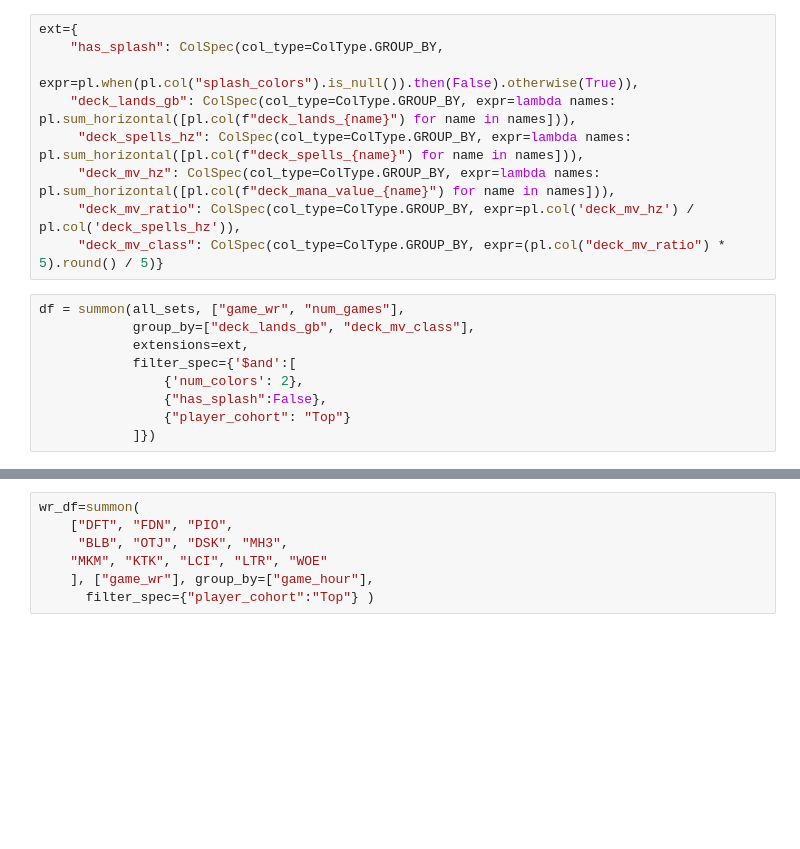
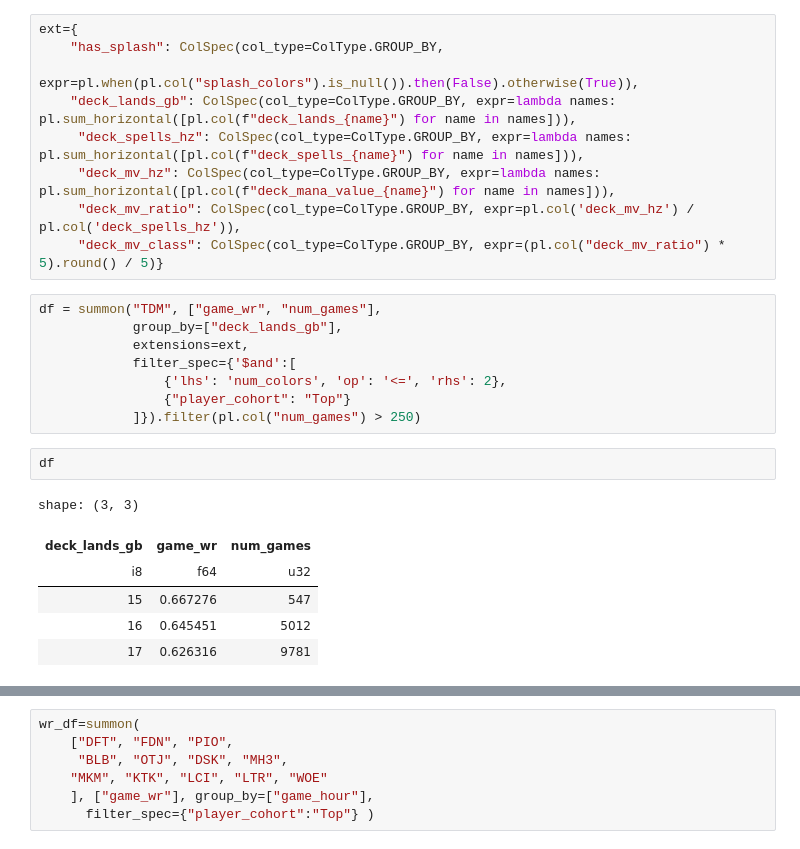
Before and after one commit to oelarnes/deq, a Jupyter notebook: nb/scratch.ipynb, the cells around one changed output, grey strips where cells are left out. Saved outputs shown, nothing was run; the diff lists cells and outputs as text; blank space fills up the shorter version.

```diff
--- a/nb/scratch.ipynb
+++ b/nb/scratch.ipynb
@@ -15,13 +14,21 @@ ext={
      "deck_mv_ratio": ColSpec(col_type=ColType.GROUP_BY, expr=pl.col('deck_mv_hz') / pl.col('deck_spells_hz')),
      "deck_mv_class": ColSpec(col_type=ColType.GROUP_BY, expr=(pl.col("deck_mv_ratio") * 5).round() / 5)}
 # %%
-df = summon(all_sets, ["game_wr", "num_games"],
-            group_by=["deck_lands_gb", "deck_mv_class"],
+df = summon("TDM", ["game_wr", "num_games"],
+            group_by=["deck_lands_gb"],
             extensions=ext,
             filter_spec={'$and':[
-                {'num_colors': 2},
-                {"has_splash":False},
+                {'lhs': 'num_colors', 'op': '<=', 'rhs': 2},
                 {"player_cohort": "Top"}
-            ]})
+            ]}).filter(pl.col("num_games") > 250)
+# %%
+df
+# %% [output]
+shape: (3, 3)
+| deck_lands_gb | game_wr | num_games |
+| i8 | f64 | u32 |
+| 15 | 0.667276 | 547 |
+| 16 | 0.645451 | 5012 |
+| 17 | 0.626316 | 9781 |
 # %%
 pivot = df.filter(
```
Also changed, not shown: parts of 7 cells of this notebook, 12 other files.
